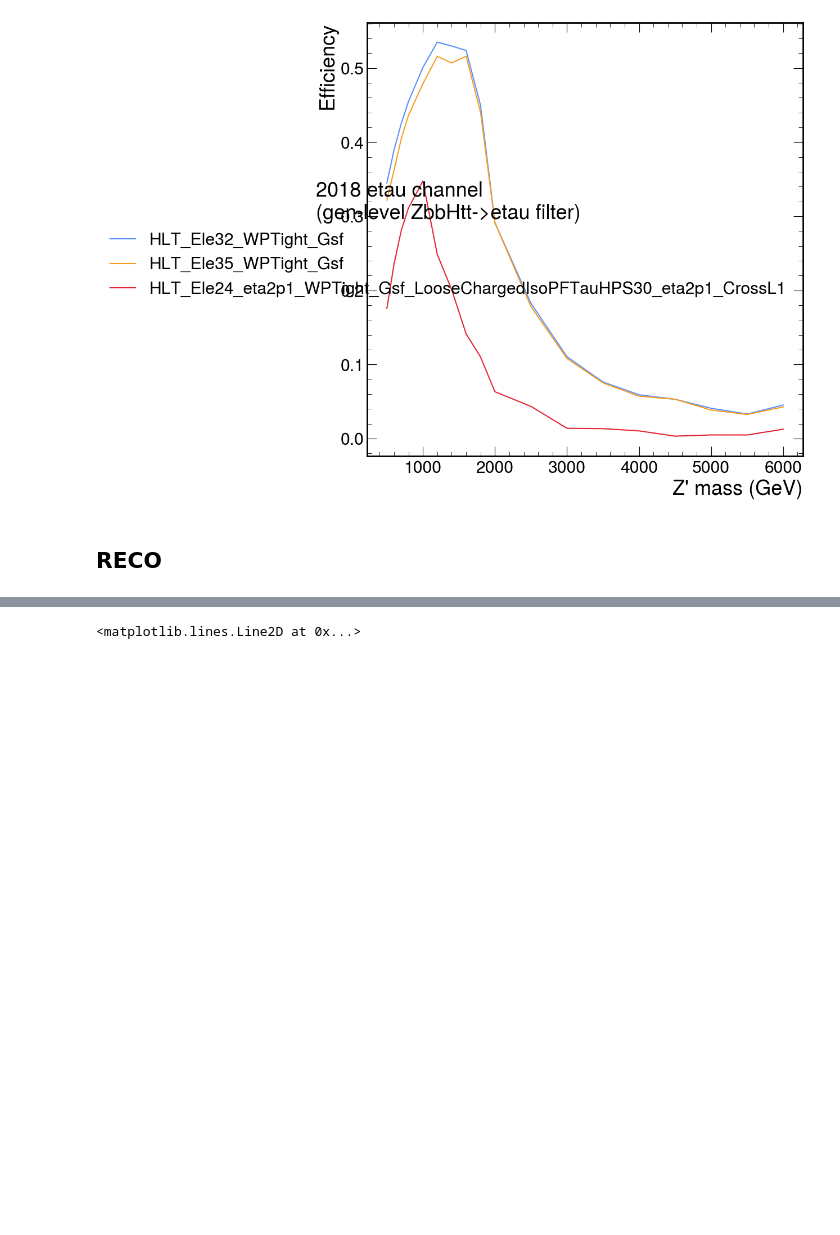
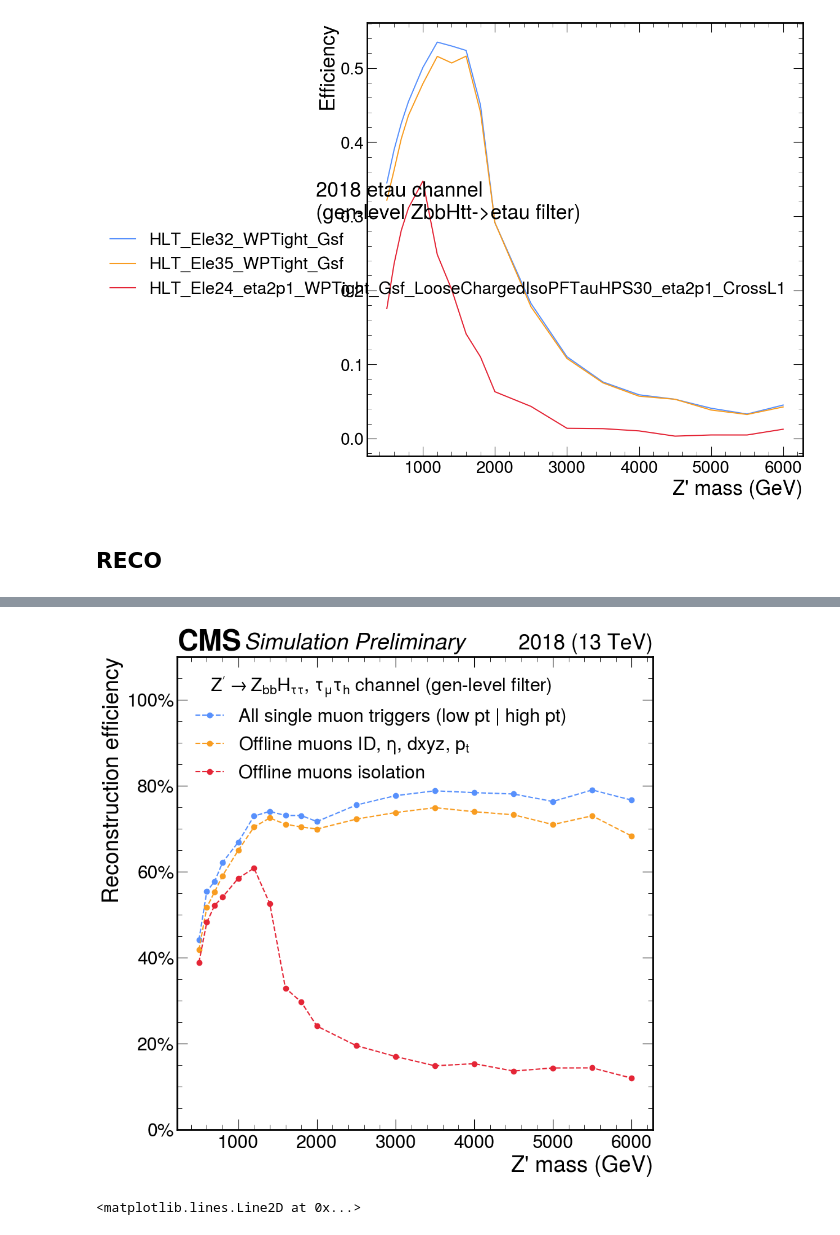
Before and after one commit to tcuisset/hhbbtt-analysis, a Jupyter notebook: studies/cutflow/cutflow.ipynb, the cells around one changed output, grey strips where cells are left out. Saved outputs shown, nothing was run; the diff lists cells and outputs as text; code cells hidden in the pictures; blank space fills up the shorter version.

```diff
--- a/studies/cutflow/cutflow.ipynb
+++ b/studies/cutflow/cutflow.ipynb
@@ -391,3 +466,50 @@ plt.savefig("studies/cutflow/cutflow_offline_muon_eff.pdf")
+# %%
+# AN version
+effs = defaultdict(dict)
+mu_trigs = ["HLT_IsoMu24", "HLT_Mu50", "HLT_OldMu100", "HLT_TkMu100"]
+for mass, ar in ars.items():
+    genMuTau = ar.genPairType == 0
+
+    pass_trig = ar[mu_trigs[0]]
+    for trig in mu_trigs[1:]:
+        pass_trig = pass_trig | (ar[trig])
+    effs["All single muon triggers (low pt | high pt)"][mass] = ak.count_nonzero(pass_trig & genMuTau) / ak.count_nonzero(genMuTau)
+
+    muon_mask = (
+        (ar.Muon.tightId == 1) &
+        (abs(ar.Muon.eta) < 2.1) &
+        (abs(ar.Muon.dxy) < 0.045) &
+        (abs(ar.Muon.dz) < 0.2) &
+        (ar.Muon.pfRelIso04_all < 0.15) &
+        (ar.Muon.pt > 17)
+    )
+    # effs["Offline base muons (eta,pt,dxyz)"][mass] = ak.count_nonzero((ak.count_nonzero((abs(ar.Muon.eta) < 2.1) &
+    #     (abs(ar.Muon.dxy) < 0.045) &
+    #     (abs(ar.Muon.dz) < 0.2) &(ar.Muon.pt > 17), axis=-1) >= 1) & genMuTau & pass_trig) / ak.count_nonzero(genMuTau)
+
+    effs["Offline muons ID, $\eta$, $dxyz$, $p_t$"][mass] = ak.count_nonzero((ak.count_nonzero((abs(ar.Muon.eta) < 2.1) &
+        (abs(ar.Muon.dxy) < 0.045) &
+        (abs(ar.Muon.dz) < 0.2) &(ar.Muon.pt > 17) &
+        (ar.Muon.tightId == 1), axis=-1) >= 1) & genMuTau & pass_trig) / ak.count_nonzero(genMuTau)
+
+    goodmuons = ar.Muon[goodmuons_sel(ar)]
+    effs["Offline muons isolation"][mass] = ak.count_nonzero((ak.num(goodmuons) >= 1) & genMuTau & pass_trig) / ak.count_nonzero(genMuTau )
+
+    # eff_singlemu_trigger_genmatched[mass] =ak.count_nonzero(singlemu_trigger_matchGen(ar[genMuTau], singlemu_trigger(ar[genMuTau]))) / ak.count_nonzero(genMuTau)
+
+for key, val in effs.items():
+    plt.plot(val.keys(), val.values(), "o--", label=key)
+# plt.plot(ars.keys(), eff_singlemu_trigger_genmatched.values(), label="HLT_IsoMu24 gen-matched")
+plt.xlabel("Z' mass (GeV)")
+plt.ylabel("Reconstruction efficiency")
+plt.ylim(0, 1.1)
+plt.gca().yaxis.set_major_formatter(mtick.PercentFormatter(1))
+plt.rcParams['legend.title_fontsize'] = 'small'
+plt.legend(title=r"$Z'\to Z_{bb}H_{\tau\tau}$, $\tau_{\mu}\tau_{h}$ channel (gen-level filter)", loc="upper left")
+hep.cms.label("Preliminary", year=2018)
+plt.savefig("studies/cutflow/cutflow_offline_muon_eff.pdf")
+# %% [output]
+[figure, added]
 # %%
 ar = ars[5000]
 genMuTau = ar.genPairType == 0
```
Also changed, not shown: parts of 9 cells of this notebook, 9 other files.
